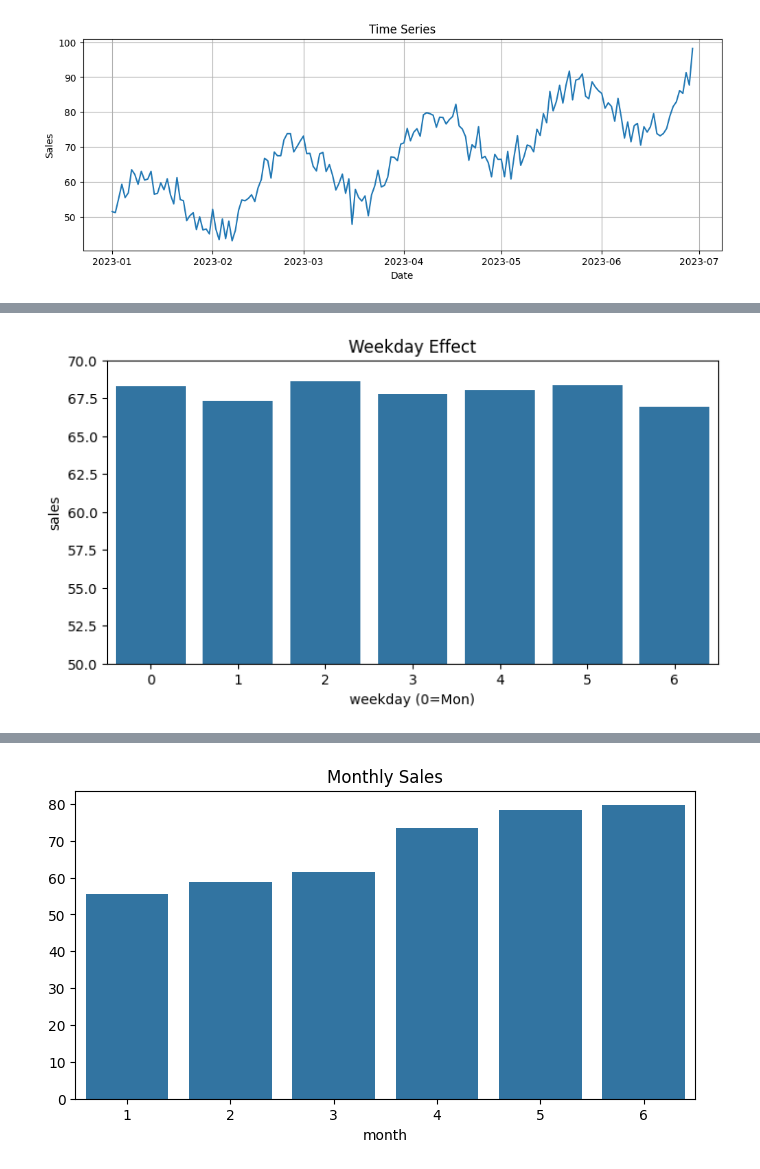
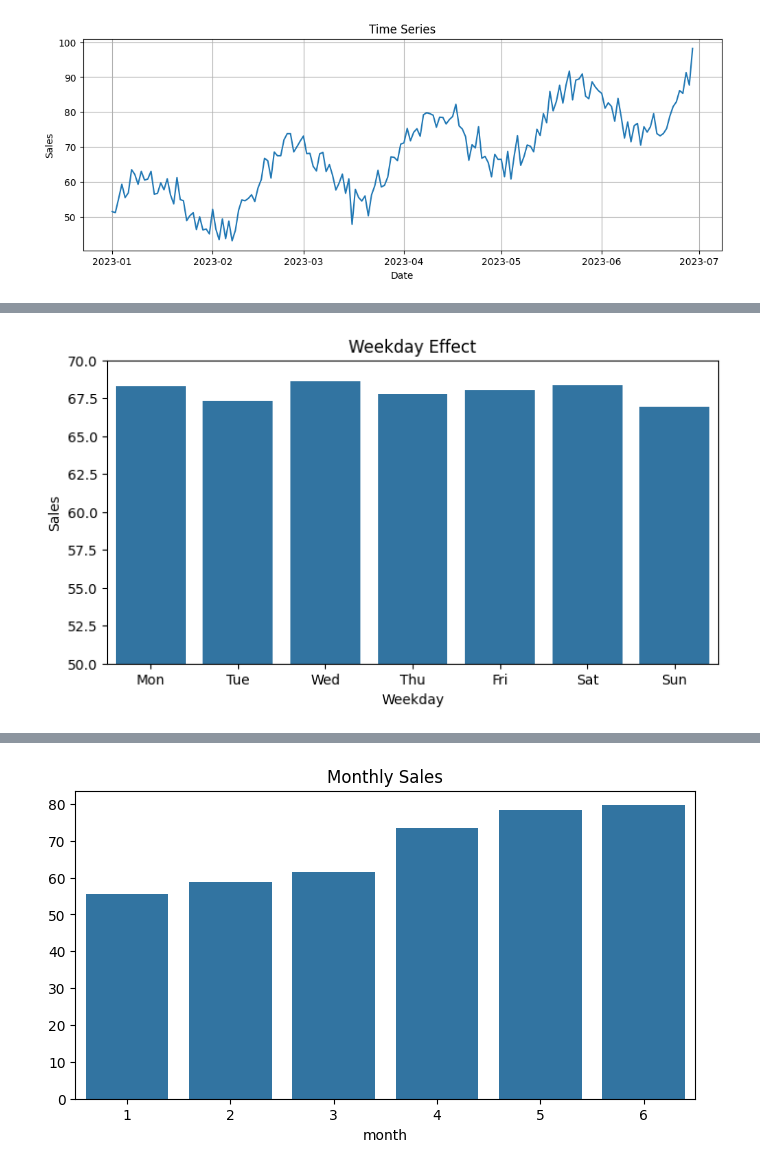
Before and after one commit to K-Tanaka8/time_series_eda_demand_forecast, a Jupyter notebook: time_series_eda_sample.ipynb, the cells around one changed output, grey strips where cells are left out. Saved outputs shown, nothing was run; the diff lists cells and outputs as text; code cells hidden in the pictures.

```diff
--- a/time_series_eda_sample.ipynb
+++ b/time_series_eda_sample.ipynb
@@ -132,23 +165,27 @@ plt.show()
 # %%
 # 8 曜日分析
 df["weekday"] = df.index.dayofweek
 
 weekday_sales = df.groupby("weekday")["sales"].mean()
 
 fig, ax = plt.subplots(figsize=(8,4))
 
 sns.barplot(
-    x=weekday_sales.index,
-    y=weekday_sales.values,
-    ax=ax
+x=weekday_sales.index,
+y=weekday_sales.values,
+ax=ax
 )
 
+# 省略形の曜日ラベル
+weekday_labels = ["Mon", "Tue", "Wed", "Thu", "Fri", "Sat", "Sun"]
+ax.set_xticklabels(weekday_labels)
+
 ax.set_title("Weekday Effect")
-ax.set_xlabel("weekday (0=Mon)")
-ax.set_ylabel("sales")
+ax.set_xlabel("Weekday")
+ax.set_ylabel("Sales")
 
 ax.set_ylim(50, 70)
 
 plt.show()
 # %% [output]
-[figure, old version]
+[figure, new version]
```
Also changed, not shown: parts of 26 cells of this notebook.
